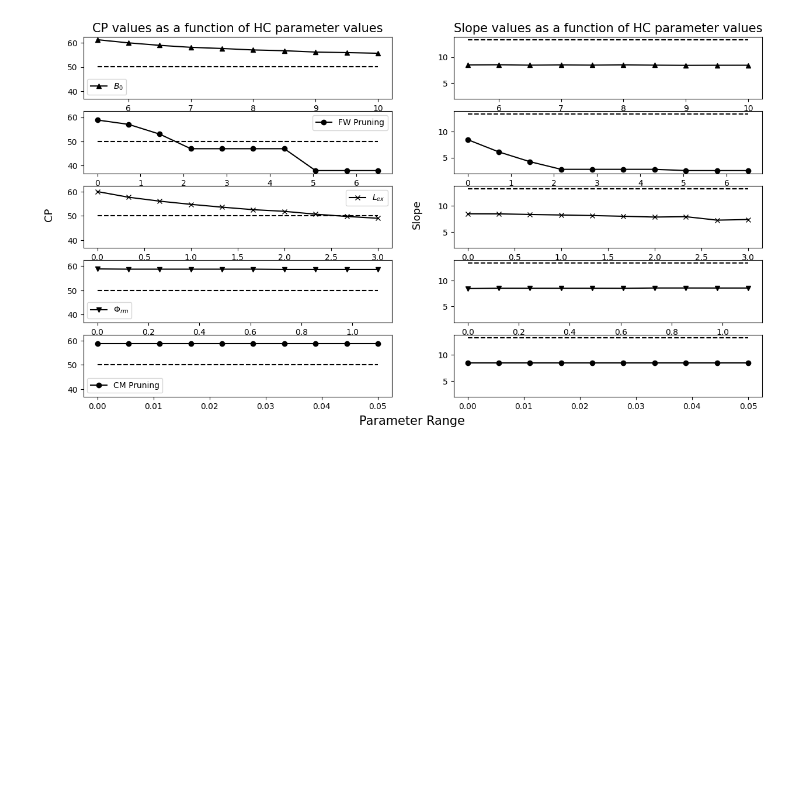
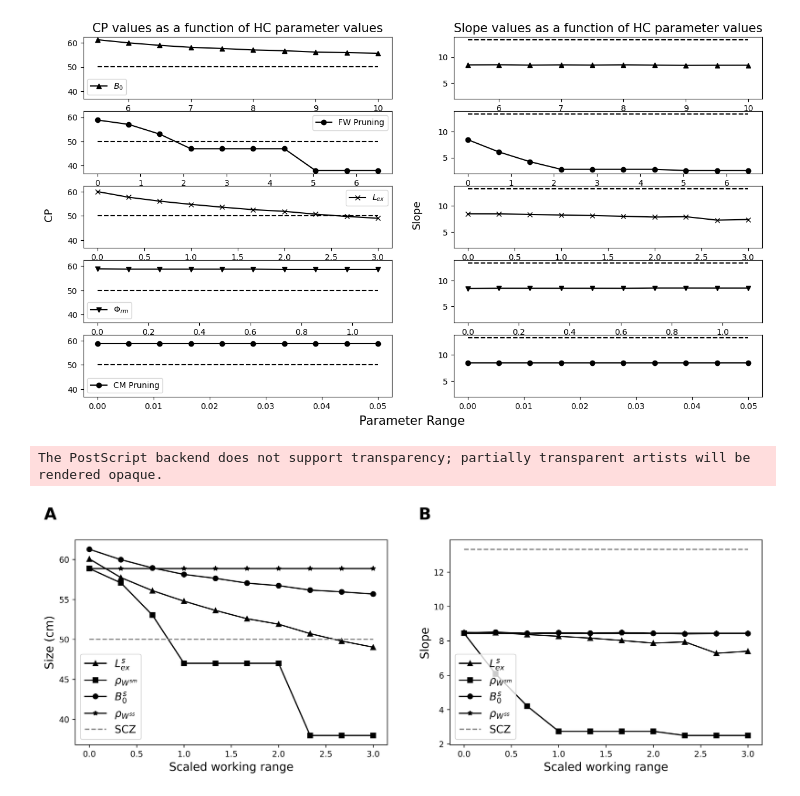
Before and after one commit to renatoparedes/SCZ_PPS_Expansion_Model, a Jupyter notebook: SCZ_Parameter_Exploration.ipynb, the cells around one changed output. Cells and saved outputs as stored; diff of their text form; code cells hidden in the pictures; blank space fills up the shorter version.

Commit message:
Parameter exploration figure

```diff
--- a/SCZ_Parameter_Exploration.ipynb
+++ b/SCZ_Parameter_Exploration.ipynb
@@ -385,3 +385,47 @@ fig.text(0.5, 0.5, "Slope", va="center", rotation="vertical", fontsize=13)
 plt.show()
 # %% [output]
 [figure]
+# %%
+fig, axs = plt.subplots(1, 2, figsize=(15, 4.5), dpi=600)
+
+ax1 = plt.subplot(121)
+ax1.plot(LEXs, Lcp, label=r"$L_{ex}^{s}$", color="k", marker="^")
+ax1.plot(LEXs, PRcp, label=r"$\rho_{{W}^{sm}}$", color="k", marker="s")
+ax1.plot(LEXs, Bcp, label=r"$B_{0}^{s}$", color="k", marker="o")
+ax1.plot(LEXs, CM_PRcp, label=r"$\rho_{{W}^{ss}}$", color="k", marker="*")
+ax1.plot(LEXs, np.repeat(scz_cp, len(LEXs)), "--", label="SCZ", color="0.5")
+ax1.set_ylabel("Size (cm)", size=14)
+ax1.set_xlabel("Scaled working range", size=14)
+leg = ax1.legend(fontsize=13)
+ax1.text(
+    -0.1,
+    1.1,
+    string.ascii_uppercase[0],
+    transform=ax1.transAxes,
+    size=20,
+    weight="bold",
+)
+
+ax2 = plt.subplot(122)
+ax2.plot(LEXs, Lslope, label=r"$L_{ex}^{s}$", color="k", marker="^")
+ax2.plot(LEXs, PRslope, label=r"$\rho_{{W}^{sm}}$", color="k", marker="s")
+ax2.plot(LEXs, Bslope, label=r"$B_{0}^{s}$", color="k", marker="o")
+ax2.plot(LEXs, CM_PRslope, label=r"$\rho_{{W}^{ss}}$", color="k", marker="*")
+ax2.plot(LEXs, np.repeat(scz_slope, len(LEXs)), "--", label="SCZ", color="0.5")
+ax2.set_ylabel("Slope", size=14)
+ax2.set_xlabel("Scaled working range", size=14)
+leg = ax2.legend(fontsize=13)
+ax2.text(
+    -0.1,
+    1.1,
+    string.ascii_uppercase[1],
+    transform=ax2.transAxes,
+    size=20,
+    weight="bold",
+)
+
+# fig.subplots_adjust(wspace=0.25)
+fig.savefig("drafts/FIG2.eps", bbox_inches="tight", format="eps")
+# %% [output]
+The PostScript backend does not support transparency; partially transparent artists will be rendered opaque.
+[figure, added]
```
